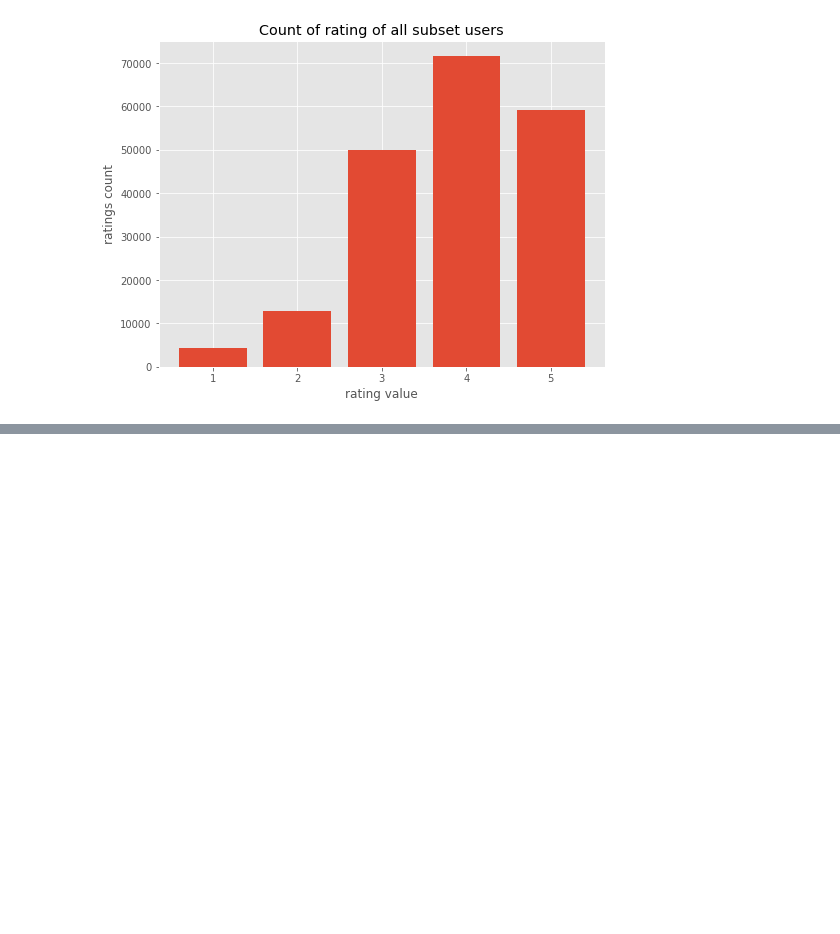
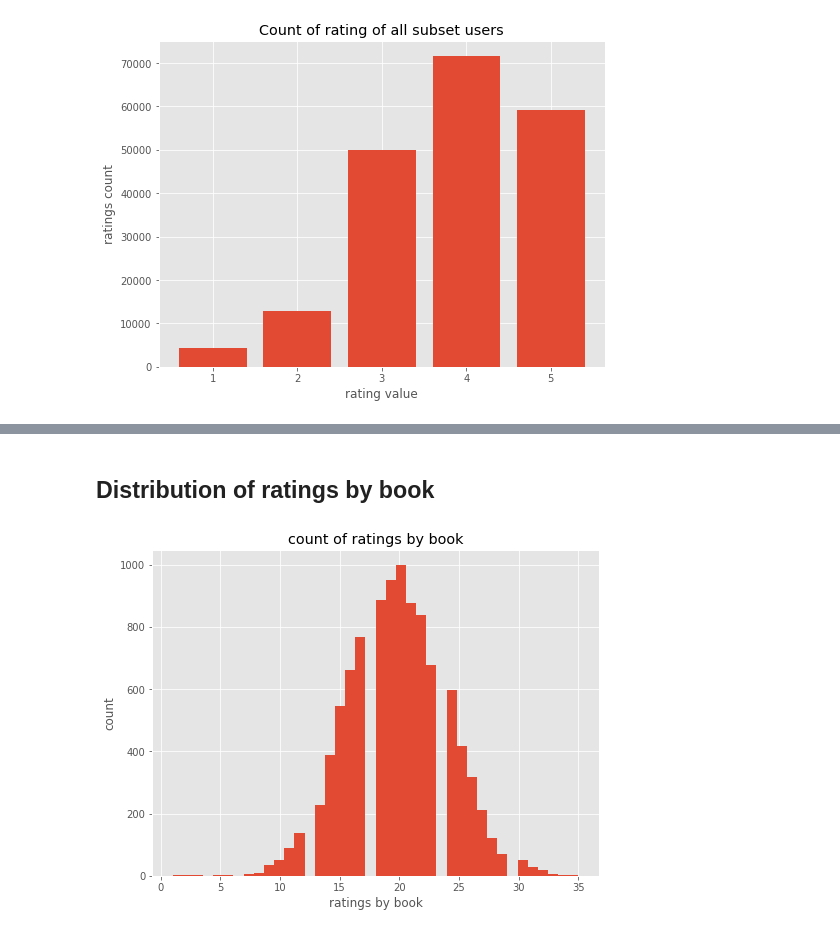
Before and after one commit to tiagocabo/recommender_systems_examples, a Jupyter notebook: Standfor_youtube.ipynb, the cells around one changed output, grey strips where cells are left out. Saved outputs shown, nothing was run; the diff lists cells and outputs as text; code cells hidden in the pictures; blank space fills up the shorter version.

```diff
--- a/Standfor_youtube.ipynb
+++ b/Standfor_youtube.ipynb
@@ -213,0 +234,9 @@ sorted(subset_ratings_df.rating.unique())
+# %% [markdown]
+## Distribution of ratings by book
+# %%
+subset_ratings_df.groupby('book_id').count()['rating'].hist(bins=40, figsize=(8,6))
+_ = plt.title('count of ratings by book')
+_ = plt.ylabel('count')
+_ = plt.xlabel('ratings by book')
+# %% [output]
+[figure, added]
```
Also changed, not shown: parts of 21 cells of this notebook.
